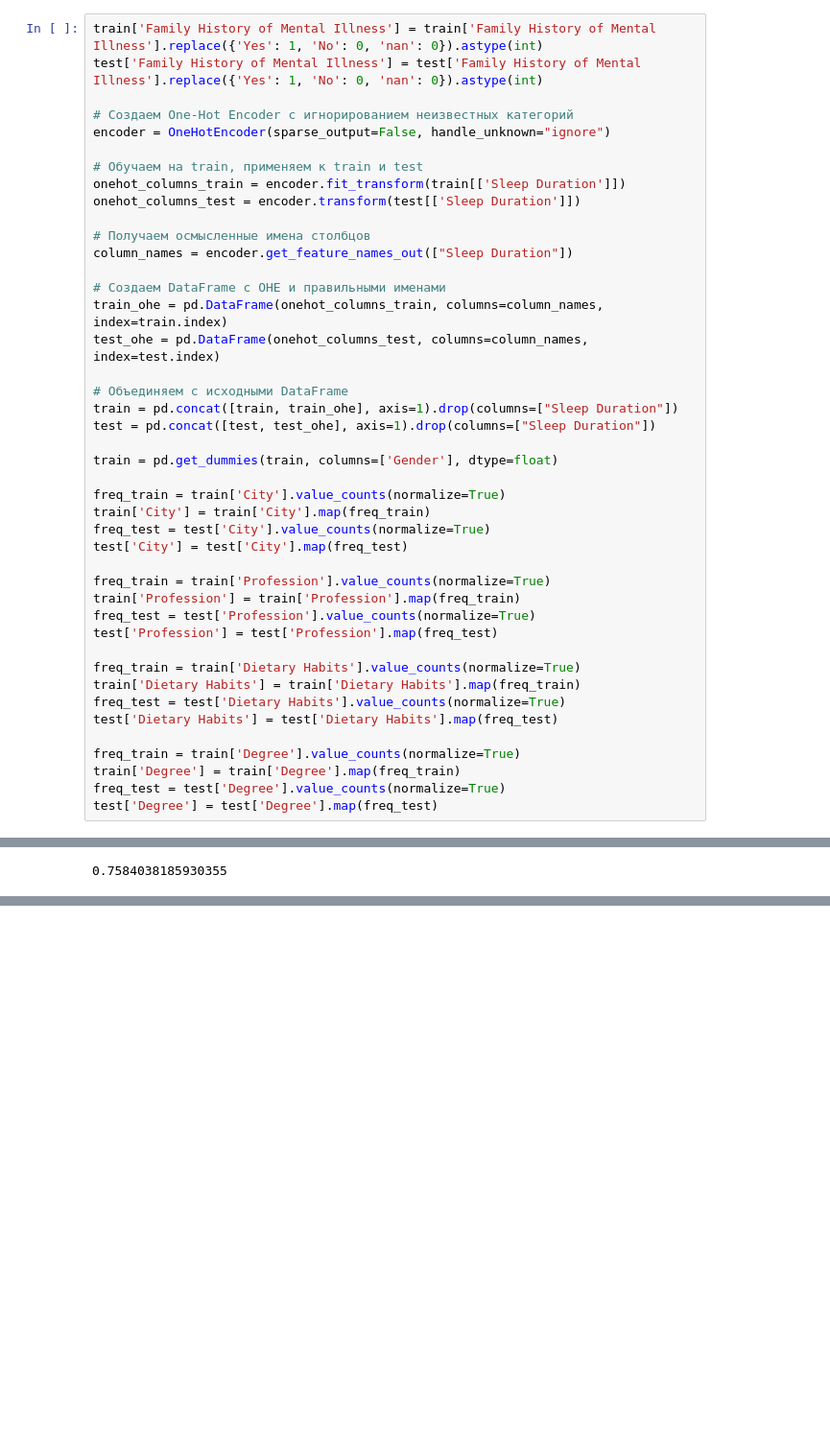
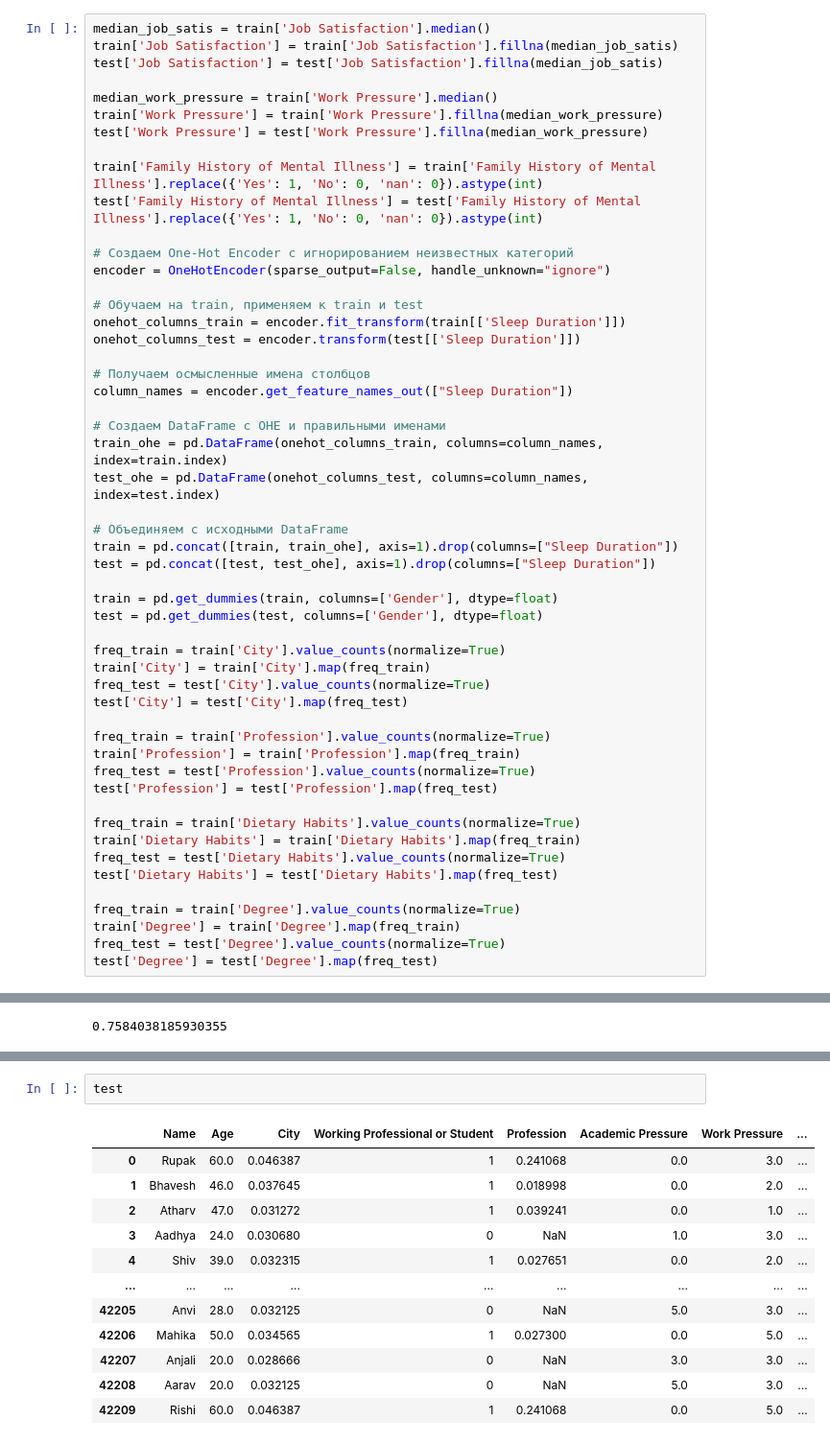
Before and after one commit to NikitaMaltsevvv/SIAFT_INTENSIVE, a Jupyter notebook: baseline.ipynb, the cells around one changed output, grey strips where cells are left out. Shown: that part at 96% size. Cells and saved outputs as stored; diff of their text form; blank space fills up the shorter version.

```diff
--- a/baseline.ipynb
+++ b/baseline.ipynb
@@ -433,4 +362,12 @@ from sklearn.tree import DecisionTreeClassifier, DecisionTreeRegressor, plot_tre
 # %%
+median_job_satis = train['Job Satisfaction'].median()
+train['Job Satisfaction'] = train['Job Satisfaction'].fillna(median_job_satis)
+test['Job Satisfaction'] = test['Job Satisfaction'].fillna(median_job_satis)
+
+median_work_pressure = train['Work Pressure'].median()
+train['Work Pressure'] = train['Work Pressure'].fillna(median_work_pressure)
+test['Work Pressure'] = test['Work Pressure'].fillna(median_work_pressure)
+
 train['Family History of Mental Illness'] = train['Family History of Mental Illness'].replace({'Yes': 1, 'No': 0, 'nan': 0}).astype(int)
 test['Family History of Mental Illness'] = test['Family History of Mental Illness'].replace({'Yes': 1, 'No': 0, 'nan': 0}).astype(int)
 
@@ -453,6 +390,7 @@ train = pd.concat([train, train_ohe], axis=1).drop(columns=["Sleep Duration"])
 test = pd.concat([test, test_ohe], axis=1).drop(columns=["Sleep Duration"])
 
 train = pd.get_dummies(train, columns=['Gender'], dtype=float)
+test = pd.get_dummies(test, columns=['Gender'], dtype=float)
 
 freq_train = train['City'].value_counts(normalize=True)
 train['City'] = train['City'].map(freq_train)
@@ -589,0 +558,15 @@ display(
+# %%
+test
+# %% [output]
+|  | Name | Age | City | Working Professional or Student | Profession | Academic Pressure | Work Pressure | ... |
+| 0 | Rupak | 60.0 | 0.046387 | 1 | 0.241068 | 0.0 | 3.0 | ... |
+| 1 | Bhavesh | 46.0 | 0.037645 | 1 | 0.018998 | 0.0 | 2.0 | ... |
+| 2 | Atharv | 47.0 | 0.031272 | 1 | 0.039241 | 0.0 | 1.0 | ... |
+| 3 | Aadhya | 24.0 | 0.030680 | 0 | NaN | 1.0 | 3.0 | ... |
+| 4 | Shiv | 39.0 | 0.032315 | 1 | 0.027651 | 0.0 | 2.0 | ... |
+| ... | ... | ... | ... | ... | ... | ... | ... | ... |
+| 42205 | Anvi | 28.0 | 0.032125 | 0 | NaN | 5.0 | 3.0 | ... |
+| 42206 | Mahika | 50.0 | 0.034565 | 1 | 0.027300 | 0.0 | 5.0 | ... |
+| 42207 | Anjali | 20.0 | 0.028666 | 0 | NaN | 3.0 | 3.0 | ... |
+| 42208 | Aarav | 20.0 | 0.032125 | 0 | NaN | 5.0 | 3.0 | ... |
+| 42209 | Rishi | 60.0 | 0.046387 | 1 | 0.241068 | 0.0 | 5.0 | ... |
```
Also changed, not shown: parts of 45 cells of this notebook, 1 other file.
